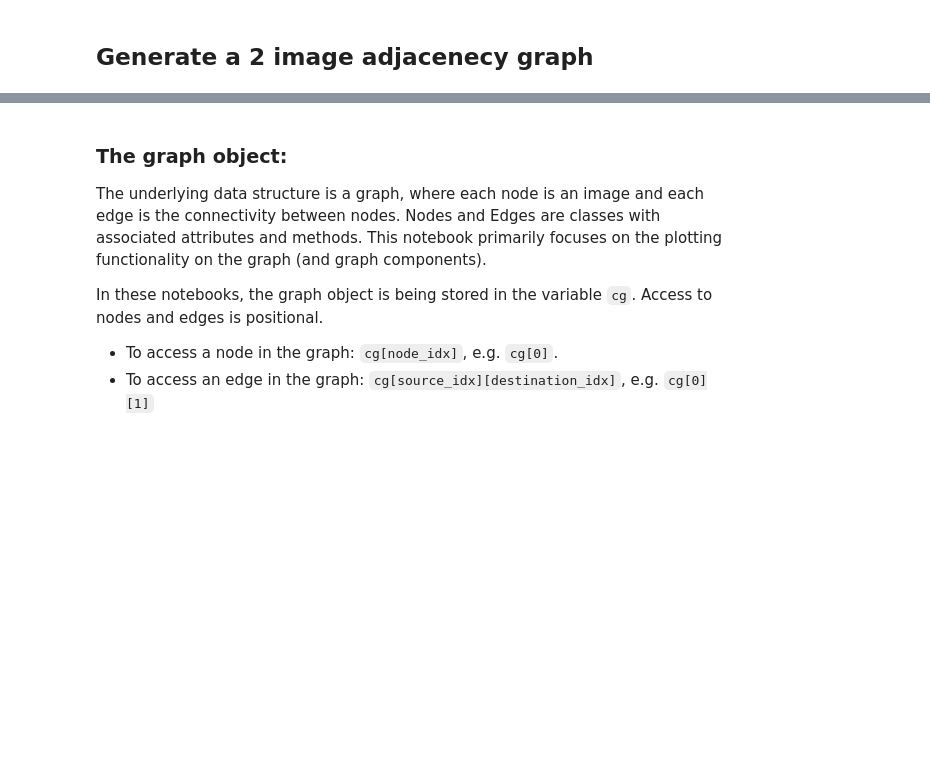
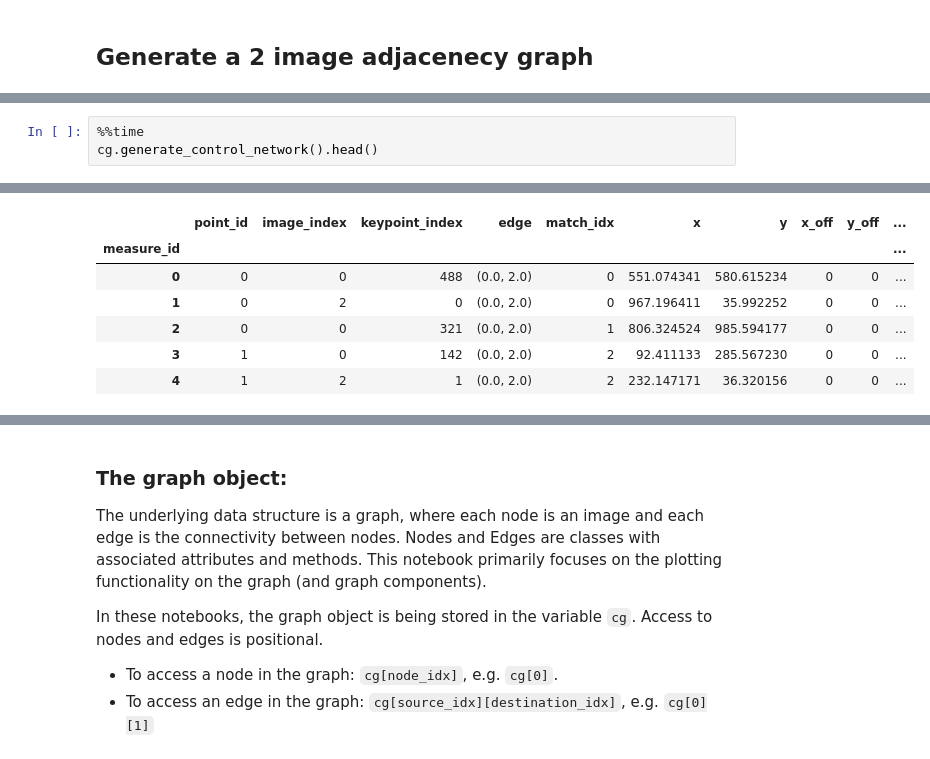
Before and after one commit to USGS-Astrogeology/autocnet, a Jupyter notebook: notebooks/Tutorial with Visualization.ipynb, the cells around one changed output, grey strips where cells are left out. Saved outputs shown, nothing was run; the diff lists cells and outputs as text; blank space fills up the shorter version.

```diff
--- a/notebooks/Tutorial with Visualization.ipynb
+++ b/notebooks/Tutorial with Visualization.ipynb
@@ -36,0 +41,4 @@ cg.apply_func_to_edges("compute_fundamental_matrix", clean_keys=['ratio', 'symme
+# %%
+%%time
+cg.generate_control_network().head()
+# %% [output]
@@ -36,0 +47,7 @@ cg.apply_func_to_edges("compute_fundamental_matrix", clean_keys=['ratio', 'symme
+|  | point_id | image_index | keypoint_index | edge | match_idx | x | y | x_off | y_off | ... |
+| measure_id |  |  |  |  |  |  |  |  |  | ... |
+| 0 | 0 | 0 | 488 | (0.0, 2.0) | 0 | 551.074341 | 580.615234 | 0 | 0 | ... |
+| 1 | 0 | 2 | 0 | (0.0, 2.0) | 0 | 967.196411 | 35.992252 | 0 | 0 | ... |
+| 2 | 0 | 0 | 321 | (0.0, 2.0) | 1 | 806.324524 | 985.594177 | 0 | 0 | ... |
+| 3 | 1 | 0 | 142 | (0.0, 2.0) | 2 | 92.411133 | 285.567230 | 0 | 0 | ... |
+| 4 | 1 | 2 | 1 | (0.0, 2.0) | 2 | 232.147171 | 36.320156 | 0 | 0 | ... |
```
Also changed, not shown: parts of 27 cells of this notebook, 1 other file.
